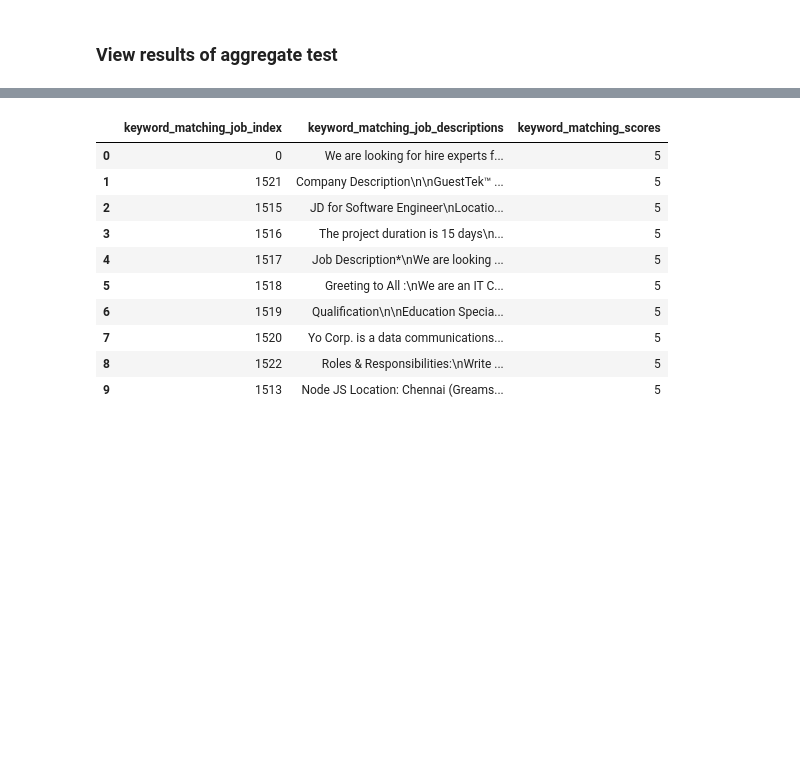
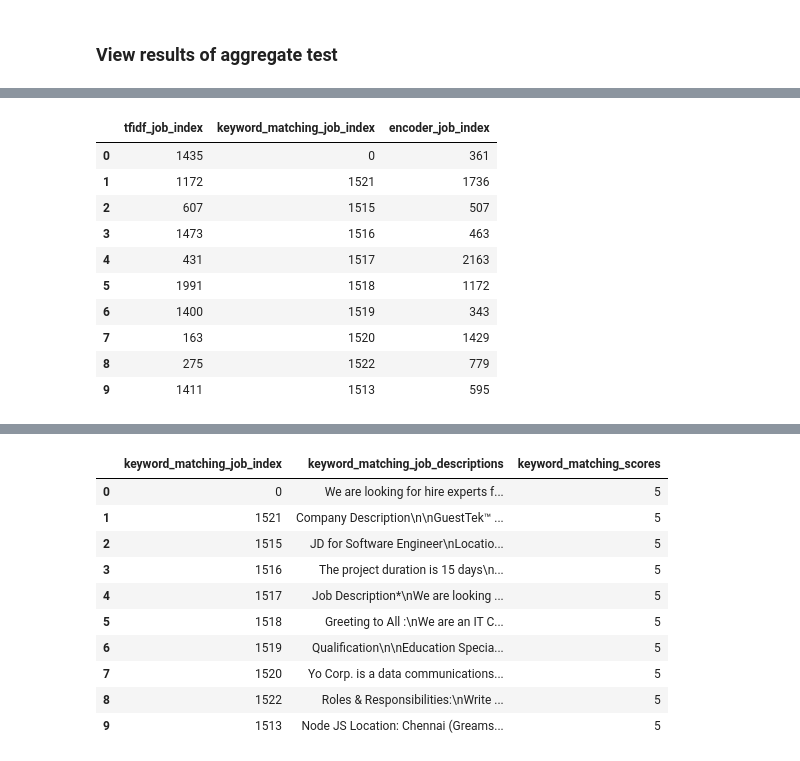
Before and after one commit to JonnyBeAverage/Jobable, a Jupyter notebook: test_results/view_test_results.ipynb, the cells around one changed output, grey strips where cells are left out. Drawn from its saved outputs; the diff is of its cells as text; code cells hidden in the pictures; blank space fills up the shorter version.

```diff
--- a/test_results/view_test_results.ipynb
+++ b/test_results/view_test_results.ipynb
@@ -21,0 +53,15 @@ df.head(10)
+# %%
+best_job_ids = df[['tfidf_job_index','keyword_matching_job_index','encoder_job_index']]
+best_job_ids
+# %% [output]
+|  | tfidf_job_index | keyword_matching_job_index | encoder_job_index |
+| 0 | 1435 | 0 | 361 |
+| 1 | 1172 | 1521 | 1736 |
+| 2 | 607 | 1515 | 507 |
+| 3 | 1473 | 1516 | 463 |
+| 4 | 431 | 1517 | 2163 |
+| 5 | 1991 | 1518 | 1172 |
+| 6 | 1400 | 1519 | 343 |
+| 7 | 163 | 1520 | 1429 |
+| 8 | 275 | 1522 | 779 |
+| 9 | 1411 | 1513 | 595 |
```
Also changed, not shown: parts of 11 cells of this notebook, 19 other files.
